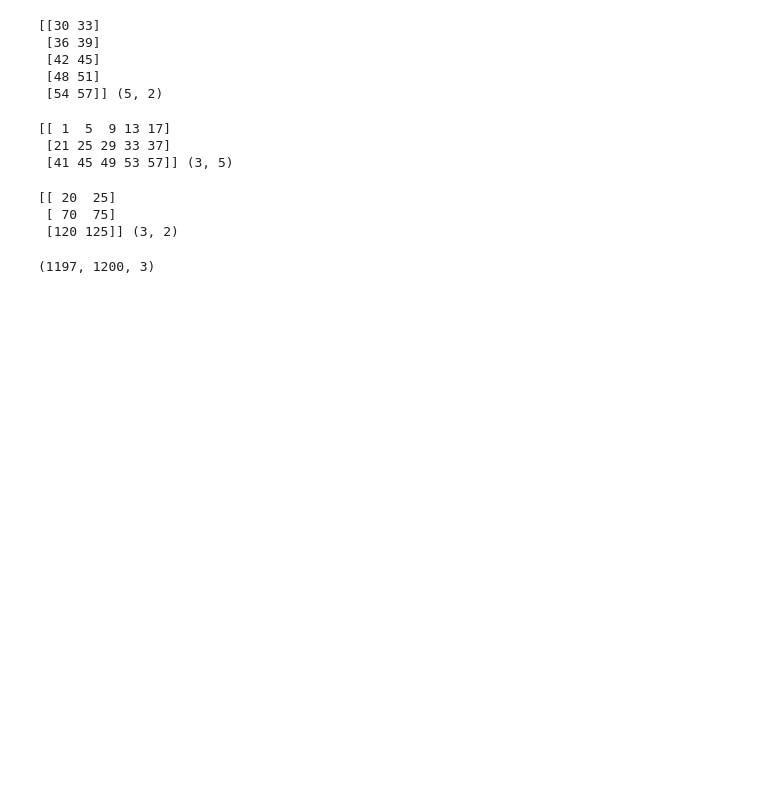
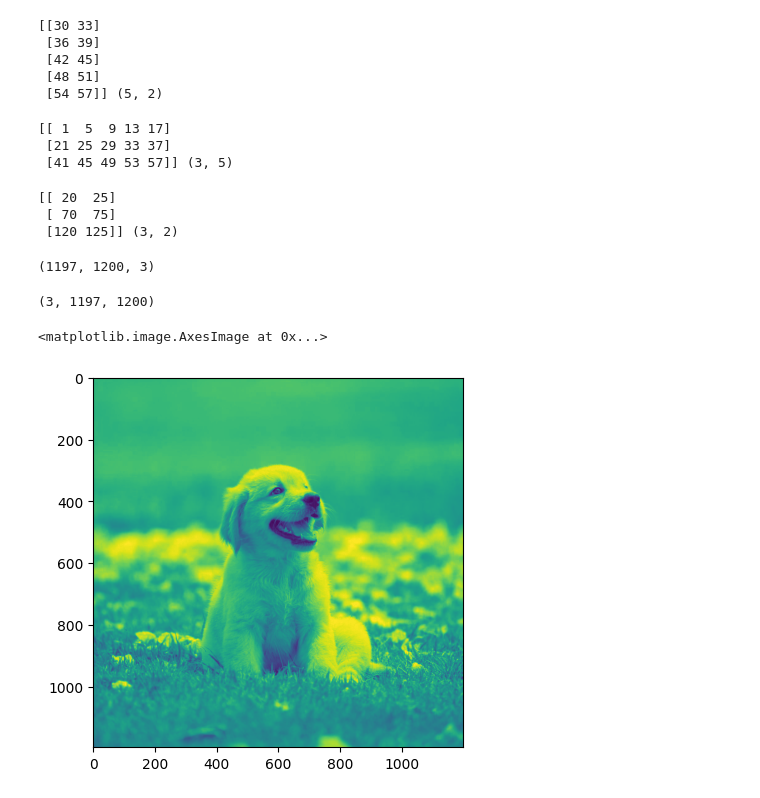
Before and after one commit to leesfact/AWS_JAVA, a Jupyter notebook: Python/ASW - DAY10_ ndarray3d.ipynb, the cells around one changed output. Drawn from its saved outputs; the diff is of its cells as text; code cells hidden in the pictures; blank space fills up the shorter version.

```diff
--- a/Python/ASW - DAY10_ ndarray3d.ipynb
+++ b/Python/ASW - DAY10_ ndarray3d.ipynb
@@ -50,3 +50,15 @@ image = matplotlib.image.imread('dog.jpg')
 print(image.shape)
 # %% [output]
 (1197, 1200, 3)
+# %%
+image2 = np.moveaxis(image,[2],[0])
+print(image2.shape)
+# %% [output]
+(3, 1197, 1200)
+# %%
+import matplotlib.pyplot as plt
+_,axe = plt.subplots()
+axe.imshow(image2[0])
+# %% [output]
+<matplotlib.image.AxesImage at 0x...>
+[figure, added]
```
Also changed, not shown: 2 other files.
